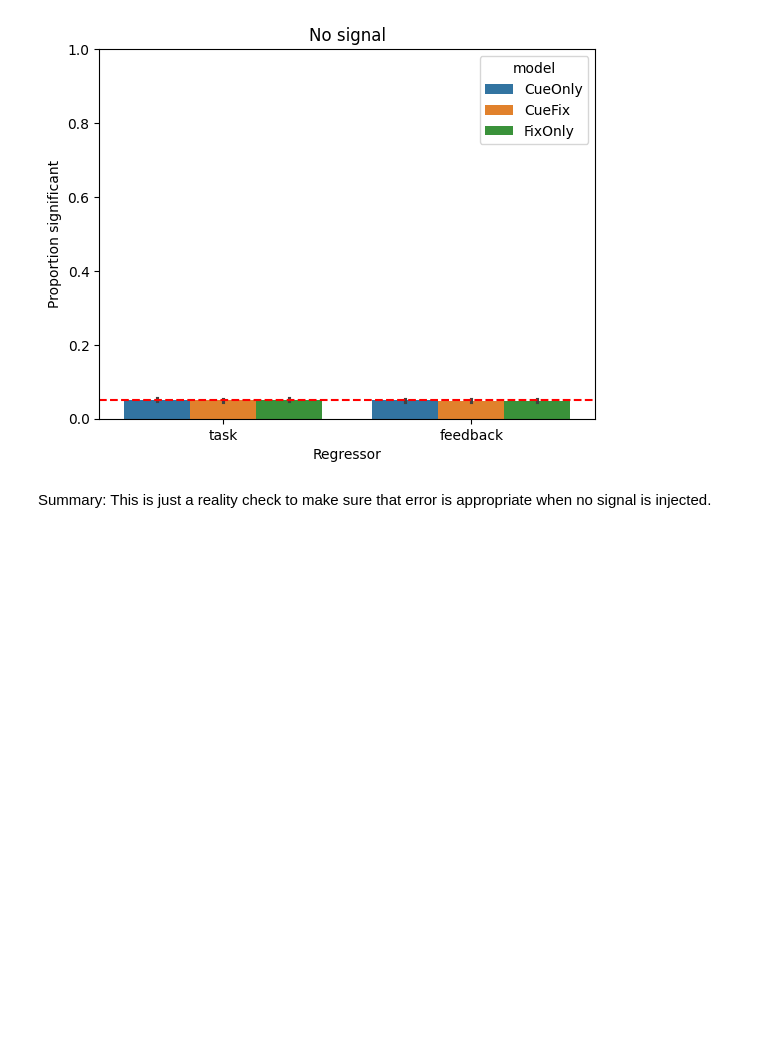
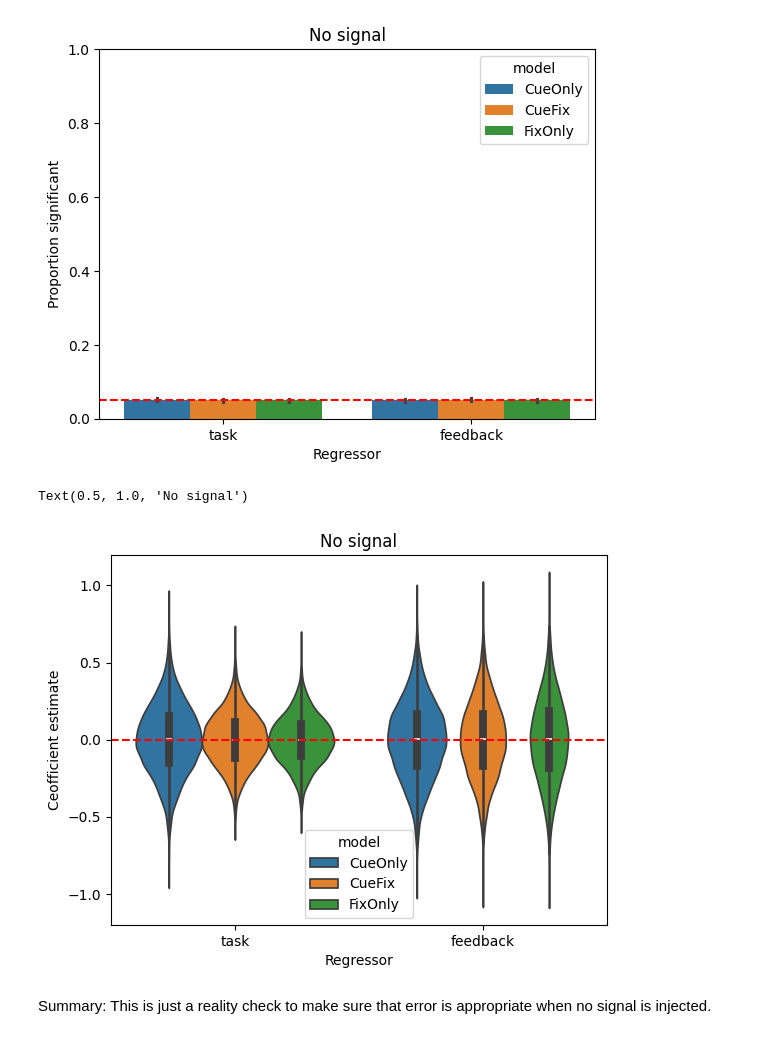
Before and after one commit to poldrack/MID_simulations, a Jupyter notebook: MID_sim.ipynb, the cells around one changed output. Drawn from its saved outputs; the diff is of its cells as text; code cells hidden in the pictures; blank space fills up the shorter version.

Commit message:
add coef plots

```diff
--- a/MID_sim.ipynb
+++ b/MID_sim.ipynb
@@ -257,6 +257,15 @@ plt.ylabel('Proportion significant')
 # %% [output]
 Text(0, 0.5, 'Proportion significant')
 [figure]
+# %%
+sns.violinplot(data=all_results['null'], x='index', y='coef', hue='model')
+plt.axhline(0.0, color='red', linestyle='--')
+plt.xlabel('Regressor')
+plt.ylabel('Ceofficient estimate')
+plt.title('No signal')
+# %% [output]
+Text(0.5, 1.0, 'No signal')
+[figure, added]
 # %% [markdown]
 Summary: This is just a reality check to make sure that error is appropriate when no signal is injected.
 # %% [markdown]
```
Also changed, not shown: parts of 11 cells of this notebook.
